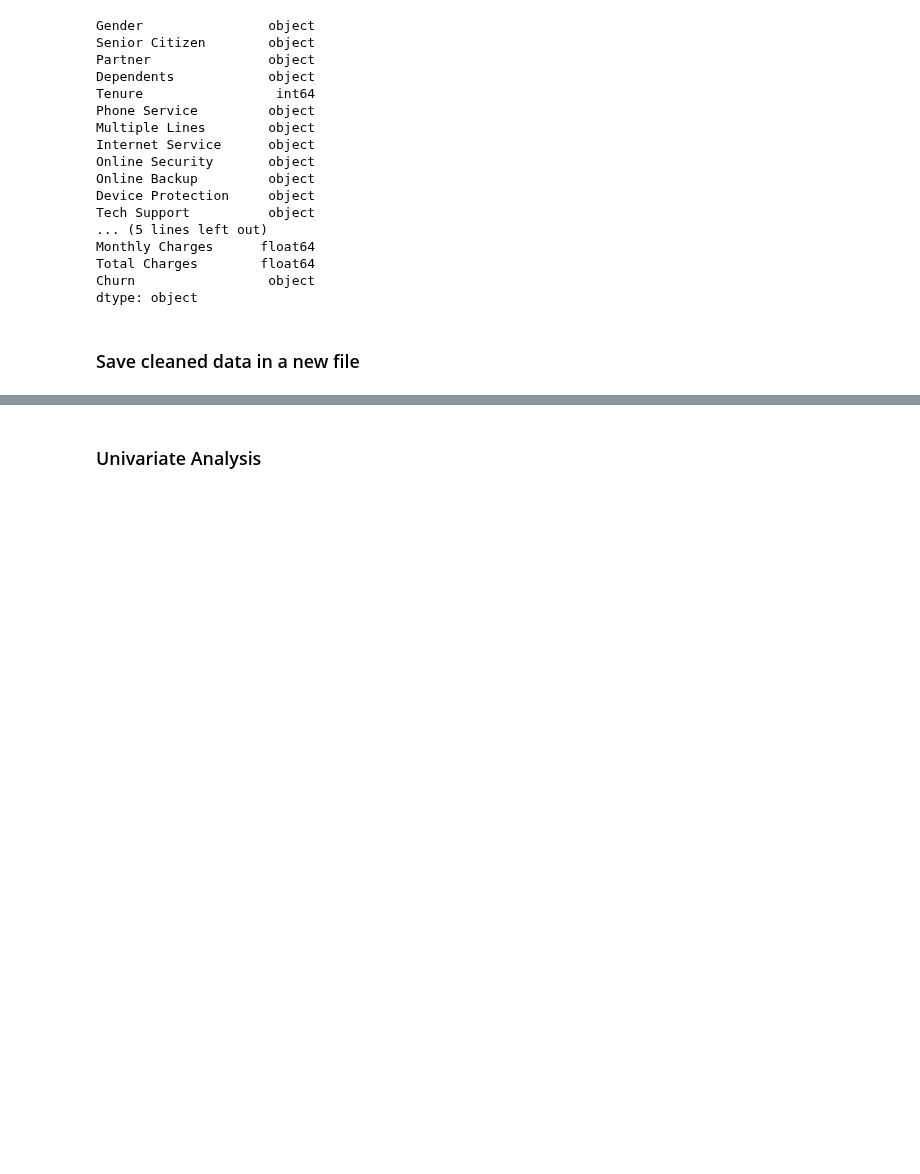
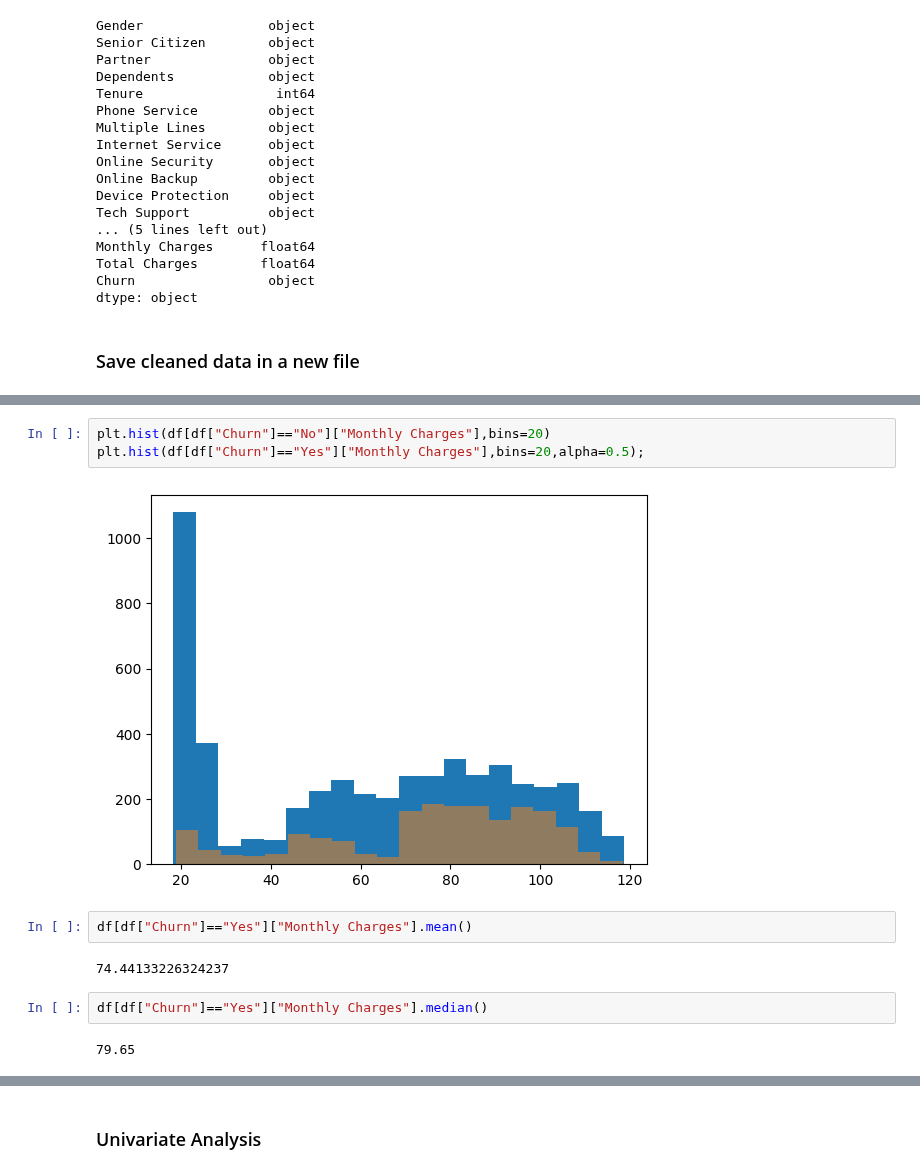
Before and after one commit to CassiaNascimento/Customer_Churn_Prediction, a Jupyter notebook: notebooks/EDA.ipynb, the cells around one changed output, grey strips where cells are left out. Cells and saved outputs as stored; diff of their text form; blank space fills up the shorter version.

```diff
--- a/notebooks/EDA.ipynb
+++ b/notebooks/EDA.ipynb
@@ -189,0 +246,13 @@ df.to_csv('cleaned_data.csv',index=False)
+# %%
+plt.hist(df[df["Churn"]=="No"]["Monthly Charges"],bins=20)
+plt.hist(df[df["Churn"]=="Yes"]["Monthly Charges"],bins=20,alpha=0.5);
+# %% [output]
+[figure, added]
+# %%
+df[df["Churn"]=="Yes"]["Monthly Charges"].mean()
+# %% [output]
+74.44133226324237
+# %%
+df[df["Churn"]=="Yes"]["Monthly Charges"].median()
+# %% [output]
+79.65
```
Also changed, not shown: parts of 20 cells of this notebook, 4 other files.
